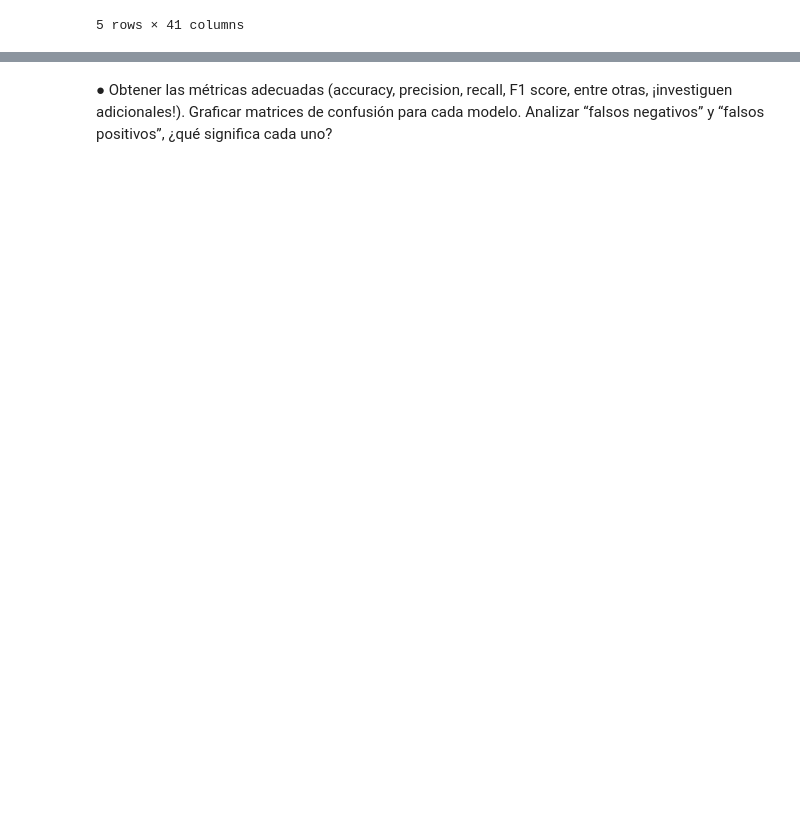
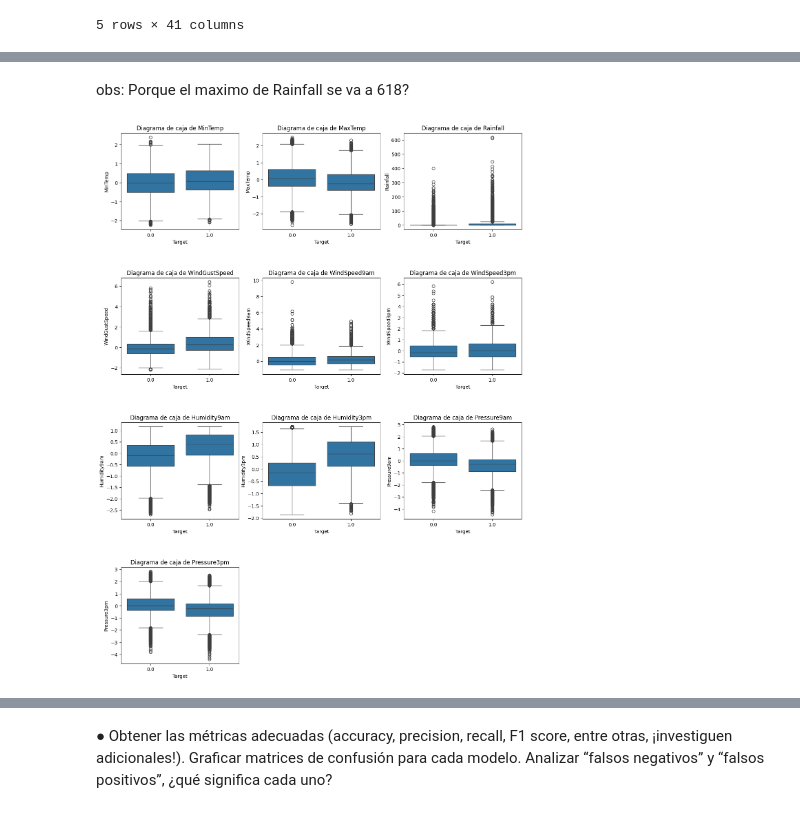
Before and after one commit to CaterinaMartinezD/AA1-TUIA-Casado-MartinezDufour, a Jupyter notebook: TP-clasificacion-AA1.ipynb, the cells around one changed output, grey strips where cells are left out. Saved outputs shown, nothing was run; the diff lists cells and outputs as text; code cells hidden in the pictures; blank space fills up the shorter version.

```diff
--- a/TP-clasificacion-AA1.ipynb
+++ b/TP-clasificacion-AA1.ipynb
@@ -866,0 +894,37 @@ train_df.head()
+# %% [markdown]
+obs: Porque el maximo de Rainfall se va a 618?
+# %%
+def boxplots_target(X, y):
+
+    feature_names=X.columns.values
+    target_name= y_train.name
+
+    data = pd.concat([pd.DataFrame(y, columns=[target_name]), pd.DataFrame(X, columns=feature_names)], axis=1)
+
+    num_features = X.shape[1]
+    num_rows = num_features // 3 + 1
+
+    fig, axes = plt.subplots(num_rows, 3, figsize=(15, 5 * num_rows))
+    fig.subplots_adjust(hspace=0.5)
+
+    # Se recorre cada feature para generar su diagrama de caja respecto de la salida
+    for i, feature in enumerate(data.columns[1:]):
+        row = i // 3
+        col = i % 3
+        sns.boxplot(x=target_name, y=feature, data=data, ax=axes[row, col])
+        axes[row, col].set_title(f'Diagrama de caja de {feature}')
+        axes[row, col].set_xlabel('Target')
+        axes[row, col].set_ylabel(feature)
+
+    # Eliminar subplots vacíos si es necesario
+    if num_features % 3 != 0:
+        for i in range(num_features % 3, 3):
+            fig.delaxes(axes[num_rows - 1, i])
+
+    plt.show()
+# %%
+# graficar los boxplots solo de las variables seleccionadas: MinTemp, MaxTemp, Rainfall, WindGustSpeed, WindSpeed9am, WindSpeed3pm, Humidity9am, Humidity3pm, Pressure9am, Pressure3pm
+X_train_cuantitativas = X_train[['MinTemp', 'MaxTemp', 'Rainfall', 'WindGustSpeed', 'WindSpeed9am', 'WindSpeed3pm', 'Humidity9am', 'Humidity3pm', 'Pressure9am', 'Pressure3pm']]
+boxplots_target(X_train_cuantitativas, y_train)
+# %% [output]
+[figure, added]
```
Also changed, not shown: parts of 20 cells of this notebook, 2 other files.
